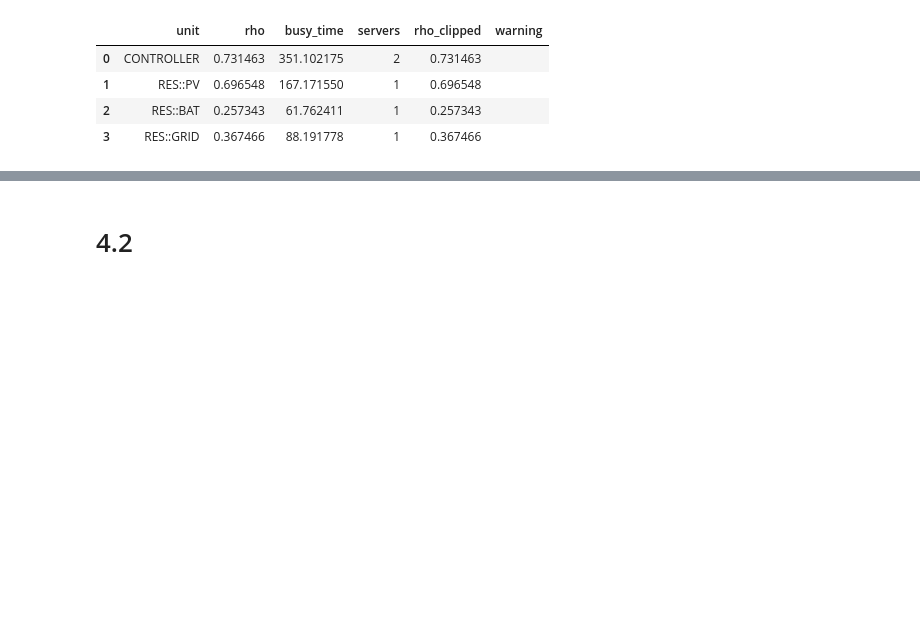
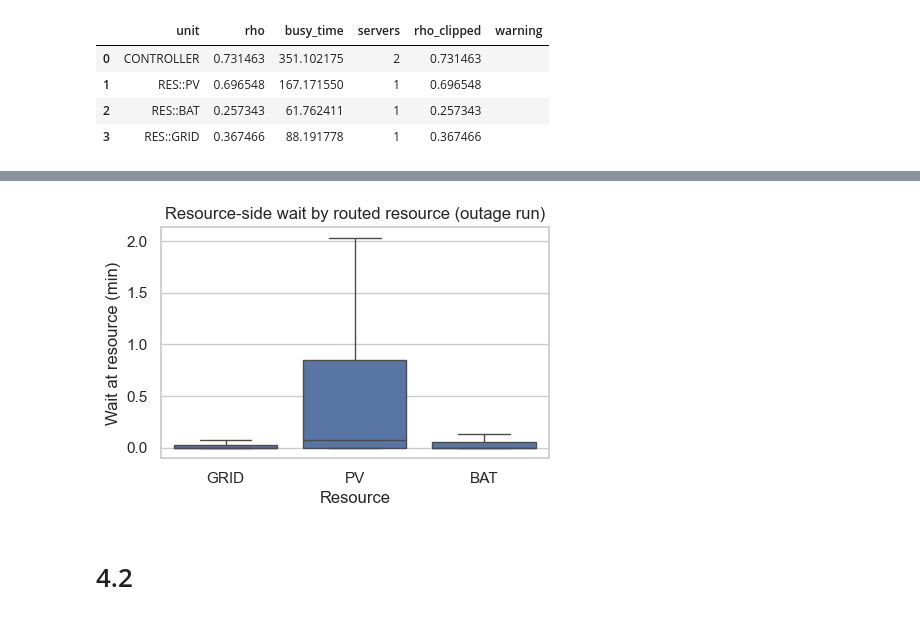
Before and after one commit to matin-mb/smartgrid-sim, a Jupyter notebook: Copy_of_smartgrid_sim.ipynb, the cells around one changed output, grey strips where cells are left out. Saved outputs shown, nothing was run; the diff lists cells and outputs as text; code cells hidden in the pictures; blank space fills up the shorter version.

```diff
--- a/Copy_of_smartgrid_sim.ipynb
+++ b/Copy_of_smartgrid_sim.ipynb
@@ -1423,2 +1521,12 @@ display(overall_out, miss_out, rep_out)
+# %%
+# Box/violin of wait_res by resource (outage run)
+import seaborn as sns;  # if you don't want seaborn, switch to matplotlib boxplot
+fig, ax = plt.subplots(figsize=(5,3))
+sns.boxplot(data=df_out, x="routed_to", y="wait_res", ax=ax, showfliers=False)
+ax.set_title("Resource-side wait by routed resource (outage run)")
+ax.set_xlabel("Resource"); ax.set_ylabel("Wait at resource (min)")
+plt.show()
+# %% [output]
+[figure, added]
 # %% [markdown]
 # 4.2
```
Also changed, not shown: parts of 26 cells of this notebook.
